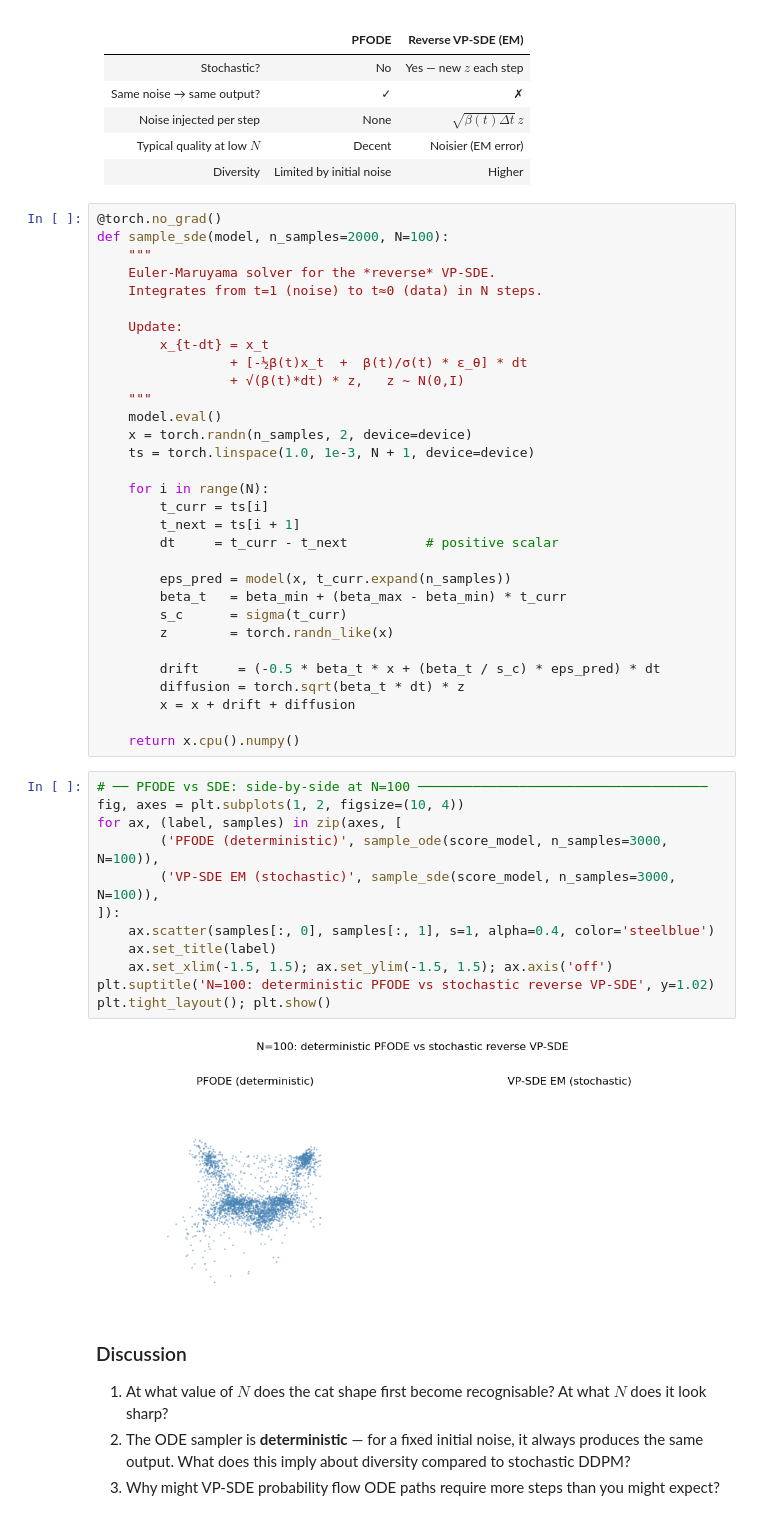
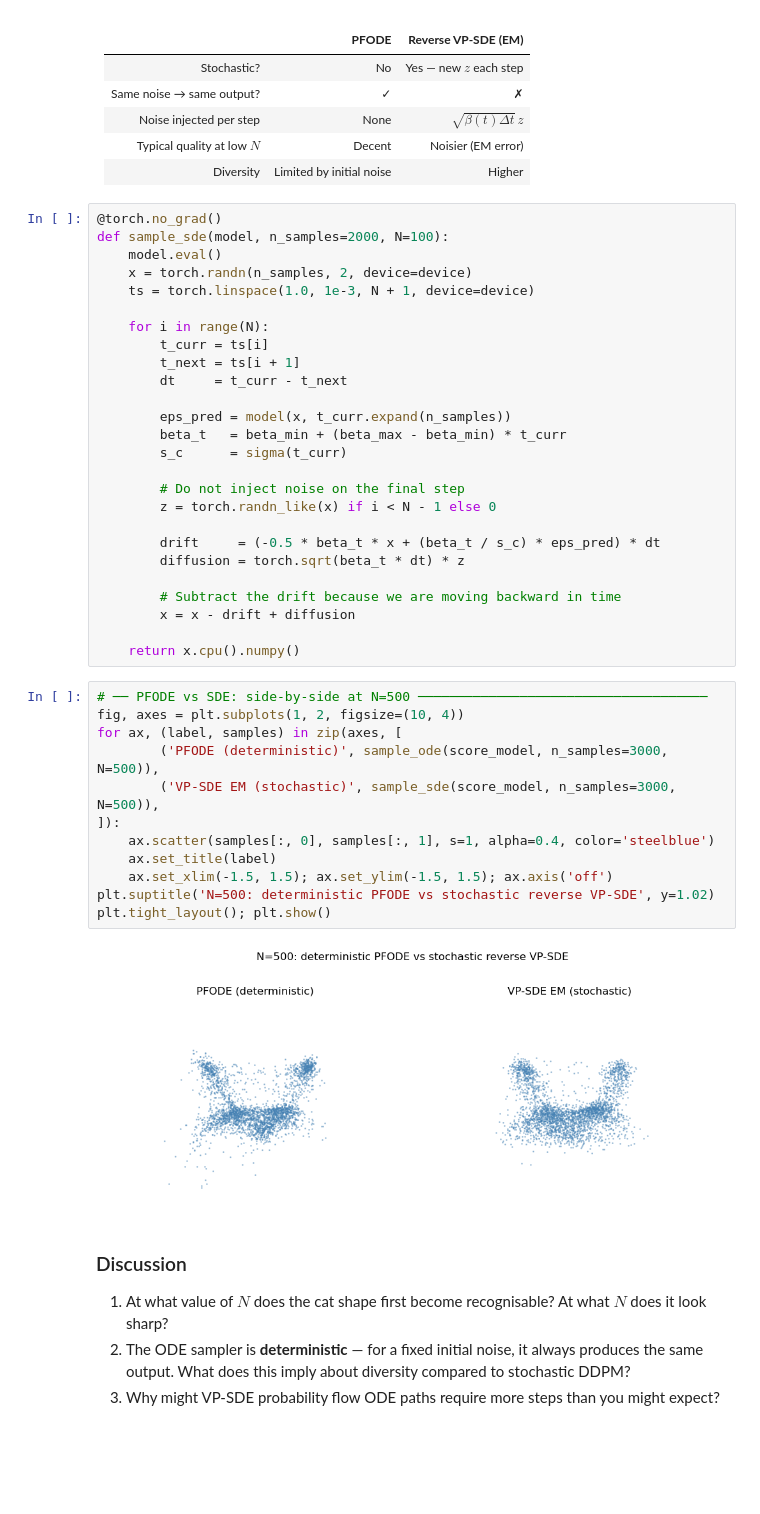
Before and after one commit to rajit906/ATML2026_DGM, a Jupyter notebook: week11/solutions.ipynb, the cells around one changed output. Saved outputs shown, nothing was run; the diff lists cells and outputs as text; blank space fills up the shorter version.

```diff
--- a/week11/solutions.ipynb
+++ b/week11/solutions.ipynb
@@ -309,15 +309,6 @@ $$x_{t-\Delta t} = x_t
 # %%
 @torch.no_grad()
 def sample_sde(model, n_samples=2000, N=100):
-    """
-    Euler-Maruyama solver for the *reverse* VP-SDE.
-    Integrates from t=1 (noise) to t≈0 (data) in N steps.
-
-    Update:
-        x_{t-dt} = x_t
-                 + [-½β(t)x_t  +  β(t)/σ(t) * ε_θ] * dt
-                 + √(β(t)*dt) * z,   z ~ N(0,I)
-    """
     model.eval()
     x = torch.randn(n_samples, 2, device=device)
     ts = torch.linspace(1.0, 1e-3, N + 1, device=device)
@@ -325,32 +316,36 @@ def sample_sde(model, n_samples=2000, N=100):
     for i in range(N):
         t_curr = ts[i]
         t_next = ts[i + 1]
-        dt     = t_curr - t_next          # positive scalar
+        dt     = t_curr - t_next
 
         eps_pred = model(x, t_curr.expand(n_samples))
         beta_t   = beta_min + (beta_max - beta_min) * t_curr
         s_c      = sigma(t_curr)
-        z        = torch.randn_like(x)
+
+        # Do not inject noise on the final step
+        z = torch.randn_like(x) if i < N - 1 else 0
 
         drift     = (-0.5 * beta_t * x + (beta_t / s_c) * eps_pred) * dt
         diffusion = torch.sqrt(beta_t * dt) * z
-        x = x + drift + diffusion
+
+        # Subtract the drift because we are moving backward in time
+        x = x - drift + diffusion
 
     return x.cpu().numpy()
 # %%
-# ── PFODE vs SDE: side-by-side at N=100 ─────────────────────────────────────
+# ── PFODE vs SDE: side-by-side at N=500 ─────────────────────────────────────
 fig, axes = plt.subplots(1, 2, figsize=(10, 4))
 for ax, (label, samples) in zip(axes, [
-        ('PFODE (deterministic)', sample_ode(score_model, n_samples=3000, N=100)),
-        ('VP-SDE EM (stochastic)', sample_sde(score_model, n_samples=3000, N=100)),
+        ('PFODE (deterministic)', sample_ode(score_model, n_samples=3000, N=500)),
+        ('VP-SDE EM (stochastic)', sample_sde(score_model, n_samples=3000, N=500)),
 ]):
     ax.scatter(samples[:, 0], samples[:, 1], s=1, alpha=0.4, color='steelblue')
     ax.set_title(label)
     ax.set_xlim(-1.5, 1.5); ax.set_ylim(-1.5, 1.5); ax.axis('off')
-plt.suptitle('N=100: deterministic PFODE vs stochastic reverse VP-SDE', y=1.02)
+plt.suptitle('N=500: deterministic PFODE vs stochastic reverse VP-SDE', y=1.02)
 plt.tight_layout(); plt.show()
 # %% [output]
-[figure, old version]
+[figure, new version]
 # %% [markdown]
 ### Discussion
 
```
Also changed, not shown: parts of 4 cells of this notebook, 1 other file.
